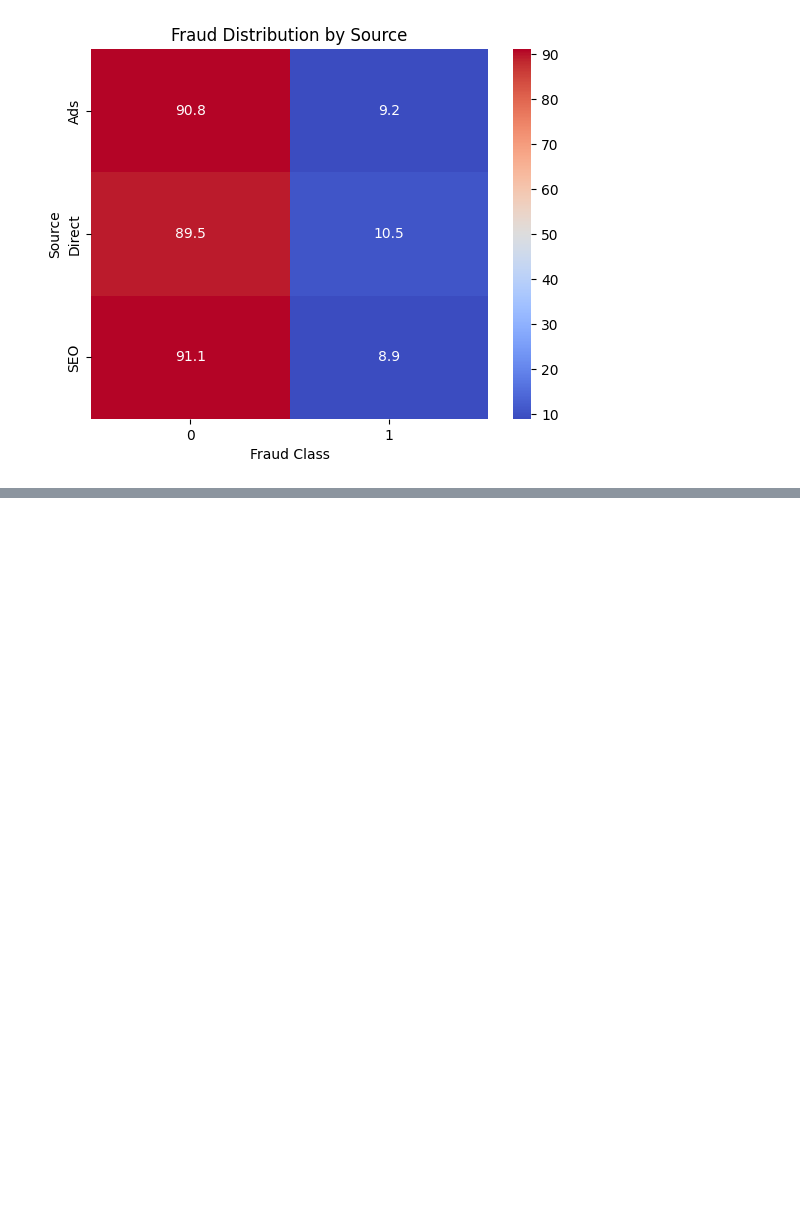
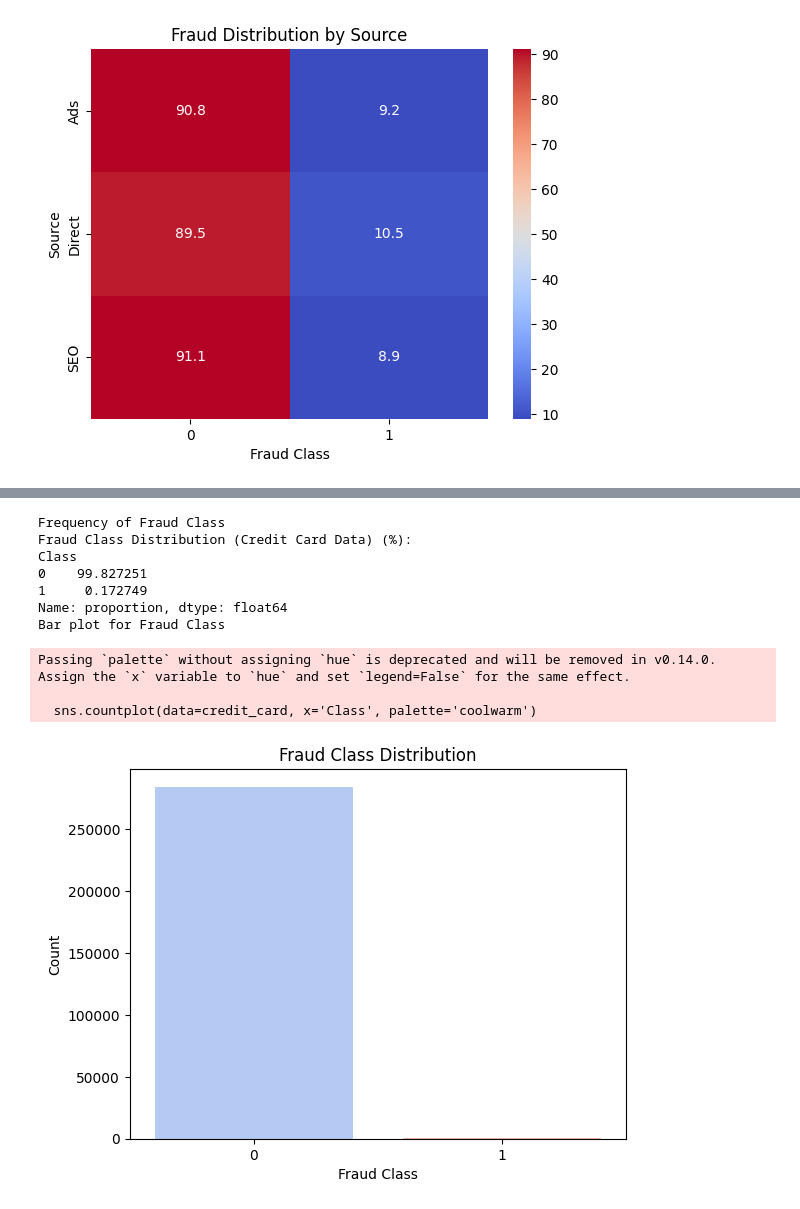
Before and after one commit to Gede-A/fraud_detection_project, a Jupyter notebook: notebooks/01_data_exploration.ipynb, the cells around one changed output, grey strips where cells are left out. Drawn from its saved outputs; the diff is of its cells as text; code cells hidden in the pictures; blank space fills up the shorter version.

```diff
--- a/notebooks/01_data_exploration.ipynb
+++ b/notebooks/01_data_exploration.ipynb
@@ -375,14 +446,26 @@ plt.show()
 # %%
 # Frequency of Fraud Class
 print('Frequency of Fraud Class')
-class_counts_cc = creditcard_data['Class'].value_counts(normalize=True) * 100
+class_counts_cc = credit_card['Class'].value_counts(normalize=True) * 100
 print("Fraud Class Distribution (Credit Card Data) (%):")
 print(class_counts_cc)
 
 # Bar plot for Fraud Class
 print('Bar plot for Fraud Class')
-sns.countplot(data=creditcard_data, x='Class', palette='coolwarm')
+sns.countplot(data=credit_card, x='Class', palette='coolwarm')
 plt.title('Fraud Class Distribution')
 plt.xlabel('Fraud Class')
 plt.ylabel('Count')
 plt.show()
+# %% [output]
+Frequency of Fraud Class
+Fraud Class Distribution (Credit Card Data) (%):
+Class
+0    99.827251
+1     0.172749
+Name: proportion, dtype: float64
+Bar plot for Fraud Class
+Passing `palette` without assigning `hue` is deprecated and will be removed in v0.14.0. Assign the `x` variable to `hue` and set `legend=False` for the same effect.
+
+  sns.countplot(data=credit_card, x='Class', palette='coolwarm')
+[figure, added]
```
Also changed, not shown: parts of 7 cells of this notebook.
